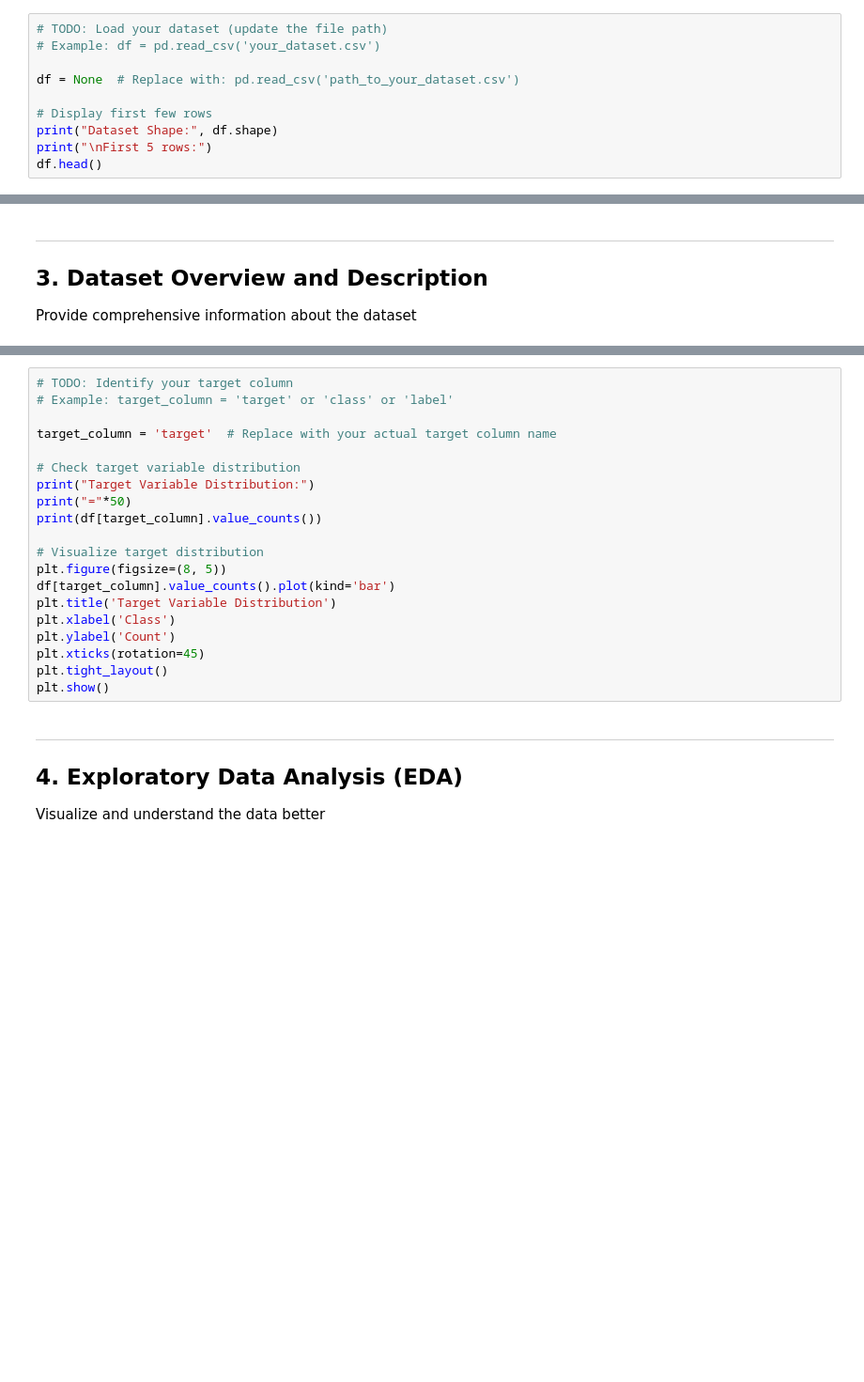
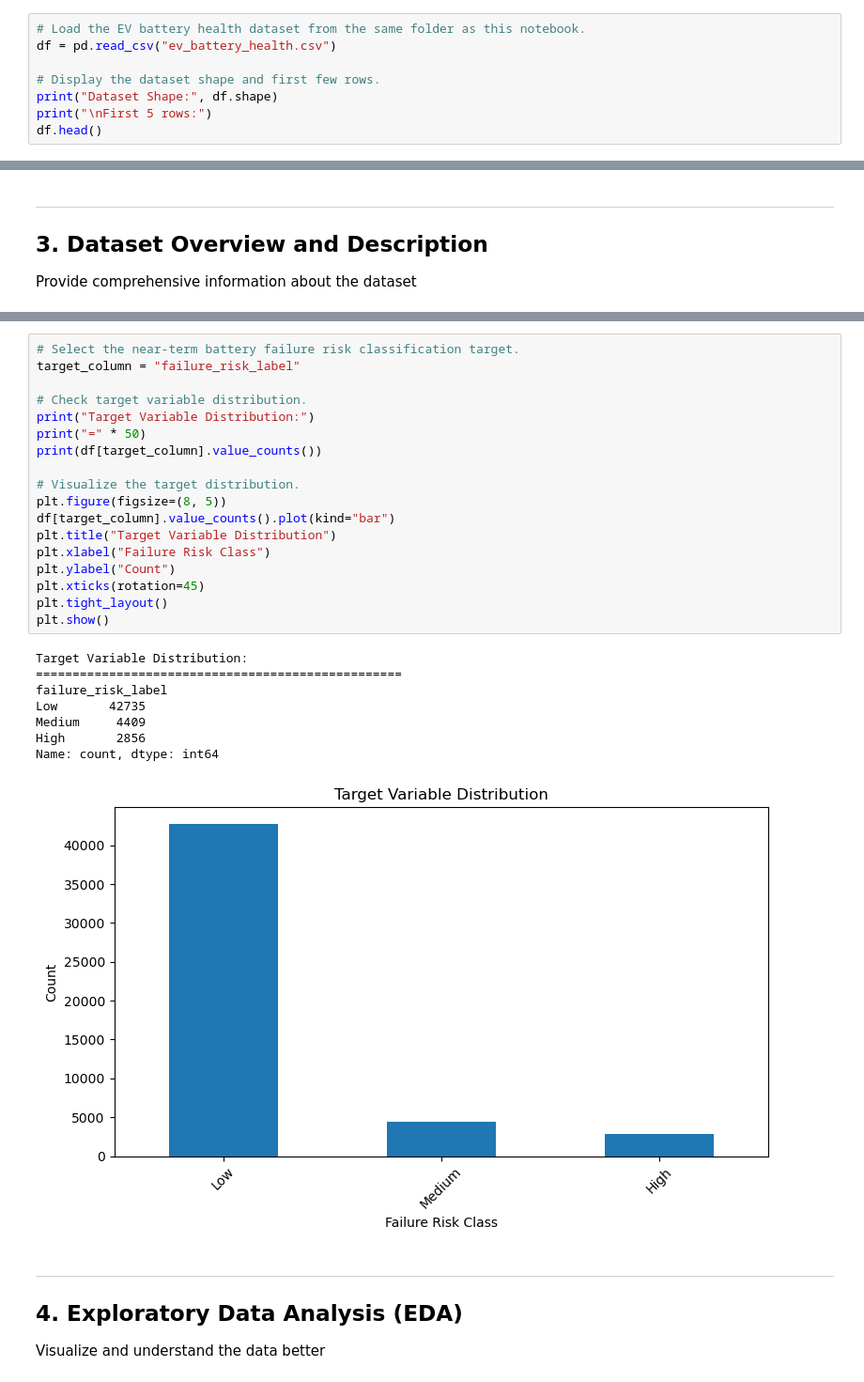
Before and after one commit to mewebbie/battery-health-prediction-model, a Jupyter notebook: ML_Assignment_2_Template.ipynb, the cells around one changed output, grey strips where cells are left out. Shown at 94% size. Saved outputs shown, nothing was run; the diff lists cells and outputs as text; blank space fills up the shorter version.

```diff
--- a/ML_Assignment_2_Template.ipynb
+++ b/ML_Assignment_2_Template.ipynb
@@ -66,12 +68,10 @@ Load your chosen classification dataset from Kaggle or UCI
 - Minimum 12 features
 - Minimum 500 instances
 # %%
-# TODO: Load your dataset (update the file path)
-# Example: df = pd.read_csv('your_dataset.csv')
+# Load the EV battery health dataset from the same folder as this notebook.
+df = pd.read_csv("ev_battery_health.csv")
 
-df = None  # Replace with: pd.read_csv('path_to_your_dataset.csv')
-
-# Display first few rows
+# Display the dataset shape and first few rows.
 print("Dataset Shape:", df.shape)
 print("\nFirst 5 rows:")
 df.head()
@@ -102,23 +159,30 @@ if missing_values.sum() == 0:
 # %%
-# TODO: Identify your target column
-# Example: target_column = 'target' or 'class' or 'label'
+# Select the near-term battery failure risk classification target.
+target_column = "failure_risk_label"
 
-target_column = 'target'  # Replace with your actual target column name
-
-# Check target variable distribution
+# Check target variable distribution.
 print("Target Variable Distribution:")
-print("="*50)
+print("=" * 50)
 print(df[target_column].value_counts())
 
-# Visualize target distribution
+# Visualize the target distribution.
 plt.figure(figsize=(8, 5))
-df[target_column].value_counts().plot(kind='bar')
-plt.title('Target Variable Distribution')
-plt.xlabel('Class')
-plt.ylabel('Count')
+df[target_column].value_counts().plot(kind="bar")
+plt.title("Target Variable Distribution")
+plt.xlabel("Failure Risk Class")
+plt.ylabel("Count")
 plt.xticks(rotation=45)
 plt.tight_layout()
 plt.show()
+# %% [output]
+Target Variable Distribution:
+==================================================
+failure_risk_label
+Low       42735
+Medium     4409
+High       2856
+Name: count, dtype: int64
+[figure, added]
 # %% [markdown]
 ---
 ## 4. Exploratory Data Analysis (EDA)
```
Also changed, not shown: parts of 38 cells of this notebook, 15 other files.
